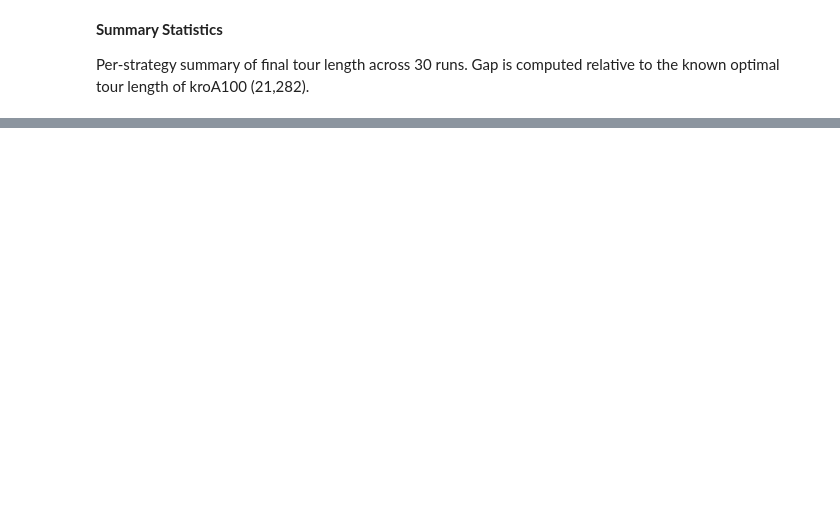
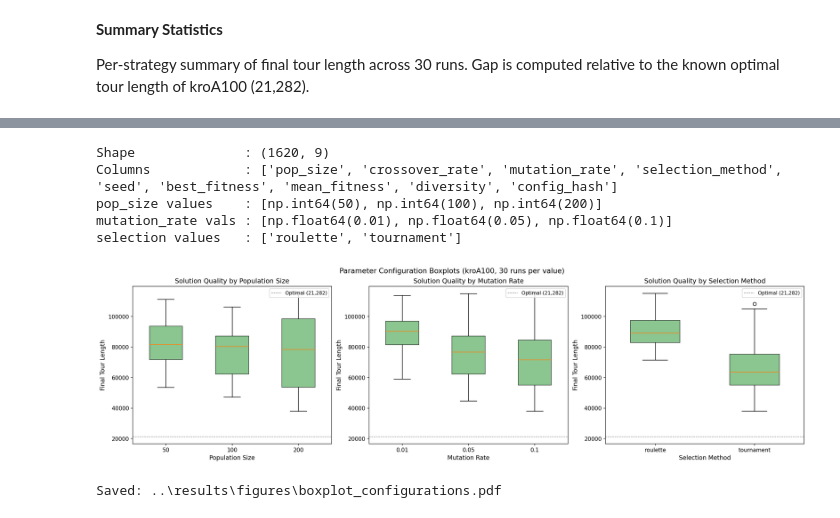
Before and after one commit to ridzuan5757/tc6544-project-2, a Jupyter notebook: notebooks/19_boxplots.ipynb, the cells around one changed output, grey strips where cells are left out. Cells and saved outputs as stored; diff of their text form; code cells hidden in the pictures; blank space fills up the shorter version.

```diff
--- a/notebooks/19_boxplots.ipynb
+++ b/notebooks/19_boxplots.ipynb
@@ -176,0 +204,49 @@ The repair strategy produces valid tours in all 30 runs, making it the correct a
+# %%
+sweep = pd.read_csv(Path('../results/sweep.csv'))
+
+print(f"Shape              : {sweep.shape}")
+print(f"Columns            : {list(sweep.columns)}")
+print(f"pop_size values    : {sorted(sweep['pop_size'].unique())}")
+print(f"mutation_rate vals : {sorted(sweep['mutation_rate'].unique())}")
+print(f"selection values   : {sorted(sweep['selection_method'].unique())}")
+
+CONFIG_AXES = [
+    ('pop_size',         'Population Size',  sorted(sweep['pop_size'].unique())),
+    ('mutation_rate',    'Mutation Rate',    sorted(sweep['mutation_rate'].unique())),
+    ('selection_method', 'Selection Method', sorted(sweep['selection_method'].unique())),
+]
+
+fig, axes = plt.subplots(1, 3, figsize=(18, 5))
+
+for ax, (col, xlabel, values) in zip(axes, CONFIG_AXES):
+    data_groups = [sweep[sweep[col] == v]['best_fitness'].values for v in values]
+    labels      = [str(v) for v in values]
+
+    bp = ax.boxplot(data_groups, patch_artist=True, tick_labels=labels, widths=0.5)
+    for patch in bp['boxes']:
+        patch.set_facecolor('#5aae61')
+        patch.set_alpha(0.7)
+
+    ax.axhline(
+        y=OPTIMAL, color='gray', linestyle='--',
+        linewidth=0.8, label=f'Optimal ({OPTIMAL:,})'
+    )
+    ax.set_xlabel(xlabel)
+    ax.set_ylabel('Final Tour Length')
+    ax.set_title(f'Solution Quality by {xlabel}')
+    ax.legend(loc='upper right')
+
+fig.suptitle('Parameter Configuration Boxplots (kroA100, 30 runs per value)', fontsize=13)
+
+path = FIGURES_DIR / 'boxplot_configurations.pdf'
+fig.savefig(path, bbox_inches='tight')
+plt.show()
+print(f"Saved: {path}")
+# %% [output]
+Shape              : (1620, 9)
+Columns            : ['pop_size', 'crossover_rate', 'mutation_rate', 'selection_method', 'seed', 'best_fitness', 'mean_fitness', 'diversity', 'config_hash']
+pop_size values    : [np.int64(50), np.int64(100), np.int64(200)]
+mutation_rate vals : [np.float64(0.01), np.float64(0.05), np.float64(0.1)]
+selection values   : ['roulette', 'tournament']
+[figure, added]
+Saved: ..\results\figures\boxplot_configurations.pdf
```
Also changed, not shown: parts of 9 cells of this notebook.
